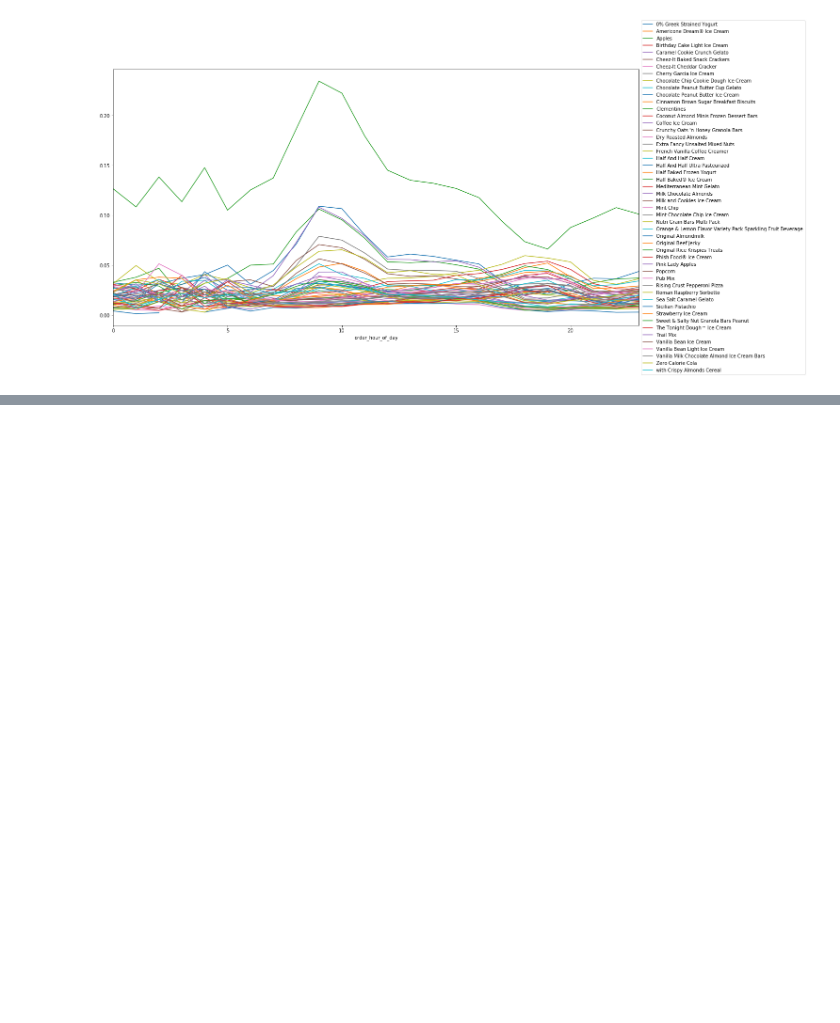
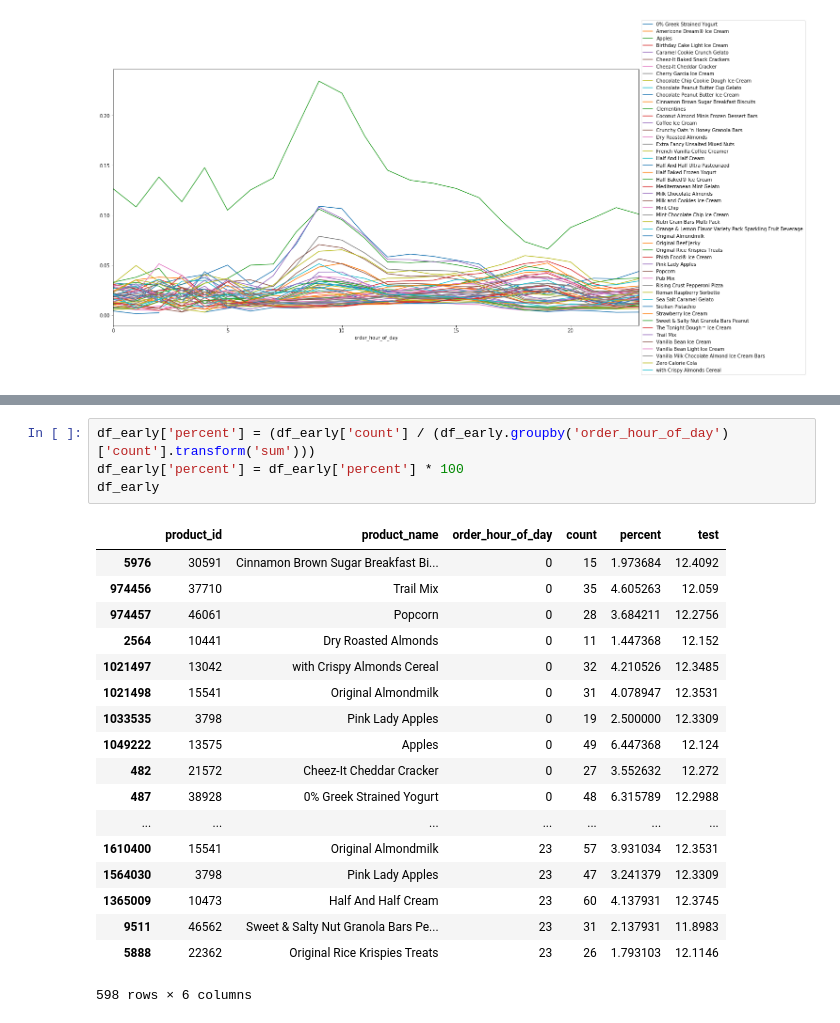
Before and after one commit to ngriggs/DS-Unit-1-Sprint-2-Data-Wrangling-and-Storytelling, a Jupyter notebook: module1-join-and-reshape-data/LS_DS_121_Join_and_Reshape_Data.ipynb, the cells around one changed output, grey strips where cells are left out. Drawn from its saved outputs; the diff is of its cells as text; blank space fills up the shorter version.

```diff
--- a/module1-join-and-reshape-data/LS_DS_121_Join_and_Reshape_Data.ipynb
+++ b/module1-join-and-reshape-data/LS_DS_121_Join_and_Reshape_Data.ipynb
@@ -851,0 +867,23 @@ Meh, close enough. I feel like I'm missing something here. All of the data is co
+# %%
+df_early['percent'] = (df_early['count'] / (df_early.groupby('order_hour_of_day')['count'].transform('sum')))
+df_early['percent'] = df_early['percent'] * 100
+df_early
+# %% [output]
+|  | product_id | product_name | order_hour_of_day | count | percent | test |
+| 5976 | 30591 | Cinnamon Brown Sugar Breakfast Bi... | 0 | 15 | 1.973684 | 12.4092 |
+| 974456 | 37710 | Trail Mix | 0 | 35 | 4.605263 | 12.059 |
+| 974457 | 46061 | Popcorn | 0 | 28 | 3.684211 | 12.2756 |
+| 2564 | 10441 | Dry Roasted Almonds | 0 | 11 | 1.447368 | 12.152 |
+| 1021497 | 13042 | with Crispy Almonds Cereal | 0 | 32 | 4.210526 | 12.3485 |
+| 1021498 | 15541 | Original Almondmilk | 0 | 31 | 4.078947 | 12.3531 |
+| 1033535 | 3798 | Pink Lady Apples | 0 | 19 | 2.500000 | 12.3309 |
+| 1049222 | 13575 | Apples | 0 | 49 | 6.447368 | 12.124 |
+| 482 | 21572 | Cheez-It Cheddar Cracker | 0 | 27 | 3.552632 | 12.272 |
+| 487 | 38928 | 0% Greek Strained Yogurt | 0 | 48 | 6.315789 | 12.2988 |
+| ... | ... | ... | ... | ... | ... | ... |
+| 1610400 | 15541 | Original Almondmilk | 23 | 57 | 3.931034 | 12.3531 |
+| 1564030 | 3798 | Pink Lady Apples | 23 | 47 | 3.241379 | 12.3309 |
+| 1365009 | 10473 | Half And Half Cream | 23 | 60 | 4.137931 | 12.3745 |
+| 9511 | 46562 | Sweet & Salty Nut Granola Bars Pe... | 23 | 31 | 2.137931 | 11.8983 |
+| 5888 | 22362 | Original Rice Krispies Treats | 23 | 26 | 1.793103 | 12.1146 |
+598 rows × 6 columns
```
Also changed, not shown: parts of 3 cells of this notebook.
